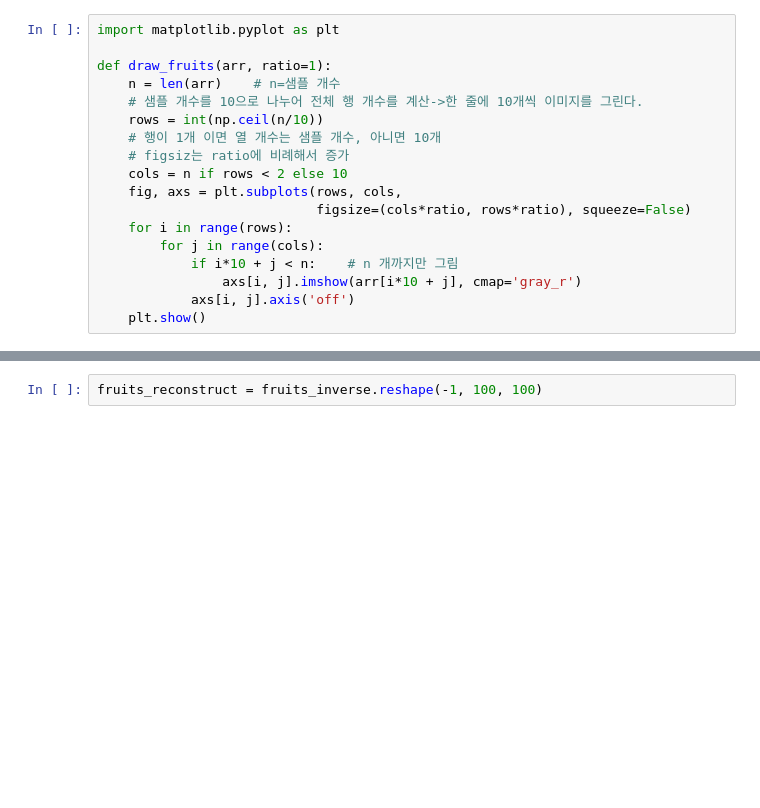
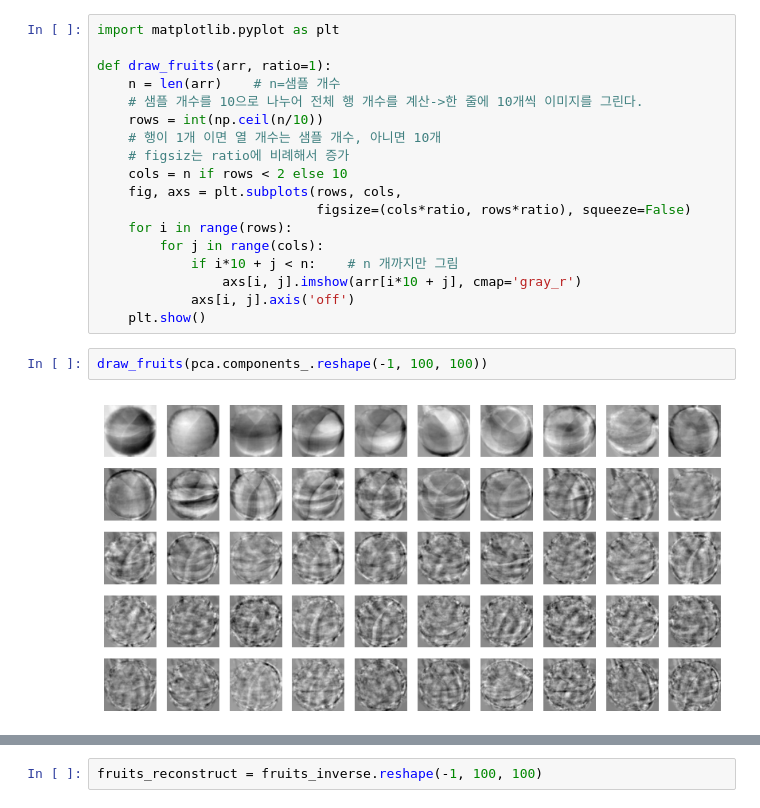
Before and after one commit to kth232/mldl, a Jupyter notebook: ml/chapter6-3.ipynb, the cells around one changed output, grey strips where cells are left out. Cells and saved outputs as stored; diff of their text form; blank space fills up the shorter version.

```diff
--- a/ml/chapter6-3.ipynb
+++ b/ml/chapter6-3.ipynb
@@ -28,5 +35,9 @@ def draw_fruits(arr, ratio=1):
                 axs[i, j].imshow(arr[i*10 + j], cmap='gray_r')
             axs[i, j].axis('off')
     plt.show()
+# %%
+draw_fruits(pca.components_.reshape(-1, 100, 100))
+# %% [output]
+[figure, added]
 # %%
 print(fruits_2d.shape)
```
Also changed, not shown: parts of 22 cells of this notebook.
